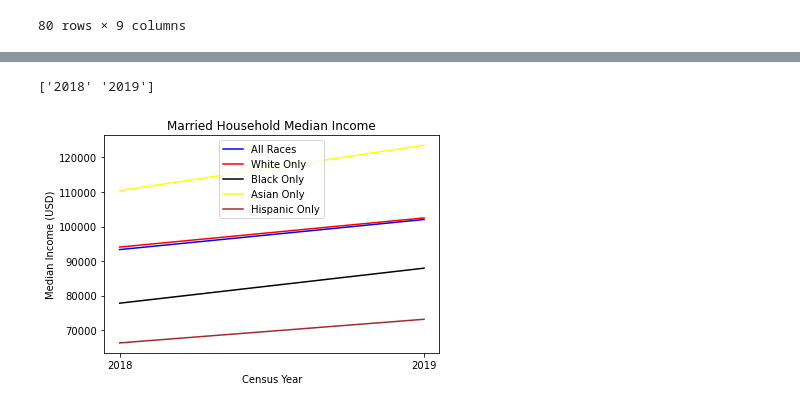
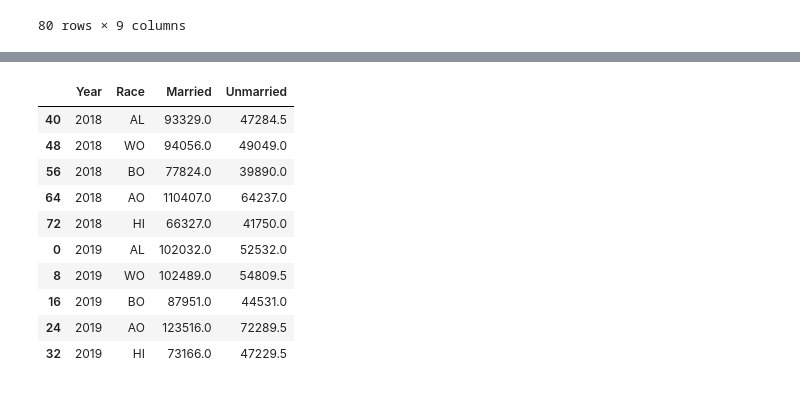
Before and after one commit to j0serobles/UCF_Data_Bootcamp_Project1, a Jupyter notebook: Data_Explore_Cleanup.ipynb, the cells around one changed output, grey strips where cells are left out. Cells and saved outputs as stored; diff of their text form; code cells hidden in the pictures.

```diff
--- a/Data_Explore_Cleanup.ipynb
+++ b/Data_Explore_Cleanup.ipynb
@@ -112,50 +112,17 @@ memory usage: 400.0+ bytes
 # %%
 #df["Year"].unique()
 #df[ df["Race"]=="AL"]["Married"]
-df.sort_values("Year",inplace=True)
+line_plot_df.sort_values("Year",inplace=True)
+line_plot_df
+# %% [output]
+|  | Year | Race | Married | Unmarried |
+| 40 | 2018 | AL | 93329.0 | 47284.5 |
+| 48 | 2018 | WO | 94056.0 | 49049.0 |
+| 56 | 2018 | BO | 77824.0 | 39890.0 |
+| 64 | 2018 | AO | 110407.0 | 64237.0 |
+| 72 | 2018 | HI | 66327.0 | 41750.0 |
+| 0 | 2019 | AL | 102032.0 | 52532.0 |
+| 8 | 2019 | WO | 102489.0 | 54809.5 |
+| 16 | 2019 | BO | 87951.0 | 44531.0 |
+| 24 | 2019 | AO | 123516.0 | 72289.5 |
+| 32 | 2019 | HI | 73166.0 | 47229.5 |
-# %%
-
-# Plot the median income as a line chart
-years = df["Year"].unique().astype(str)
-print(years)
-med_inc_all_married, =  plt.plot(years,\
-                        df[df["Race"]=="AL"]["Married"],\
-                        color="blue", label="All Races" )
-
-med_inc_wo_married, = plt.plot(years,\
-df[df["Race"]=="WO"]["Married"],\
-color="red", label="White Only" )
-
-med_inc_bo_married, = plt.plot(years,\
-df[df["Race"]=="BO"]["Married"],\
-color="black", label="Black Only" )
-
-
-med_inc_ao_married, = plt.plot(years,\
-df[df["Race"]=="AO"]["Married"],\
-color="yellow", label="Asian Only" )
-
-med_inc_hi_married, = plt.plot(years,\
-df[df["Race"]=="HI"]["Married"],\
-color="brown", label="Hispanic Only" )
-
-# Plot the unemployment values for a single country
-#country_one, = plt.plot(years, combined_unemployed_data.loc['USA',["2010","2011","2012","2013","2014"]], color="green",label=combined_unemployed_data.loc['USA',"Country Name"])
-#country_one, = plt.plot(years, combined_unemployed_data.loc['USA', years], #color="green",label=combined_unemployed_data.loc['USA',"Country Name"])
-
-# Create a legend for our chart
-plt.legend(handles=[med_inc_all_married,\
-                    med_inc_wo_married,\
-                    med_inc_bo_married,\
-                    med_inc_ao_married,\
-                    med_inc_hi_married], loc="best")
-
-plt.title('Married Household Median Income')
-plt.xlabel('Census Year')
-plt.ylabel('Median Income (USD)')
-
-# Show the chart
-plt.show()
-# %% [output]
-['2018' '2019']
-[figure, removed]
```
Also changed, not shown: parts of 6 cells of this notebook.
